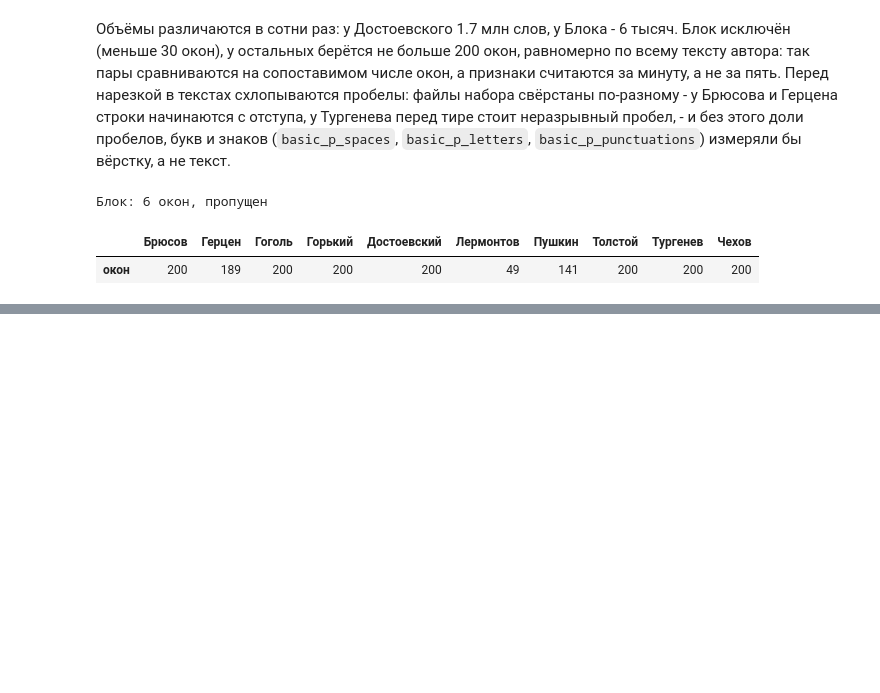
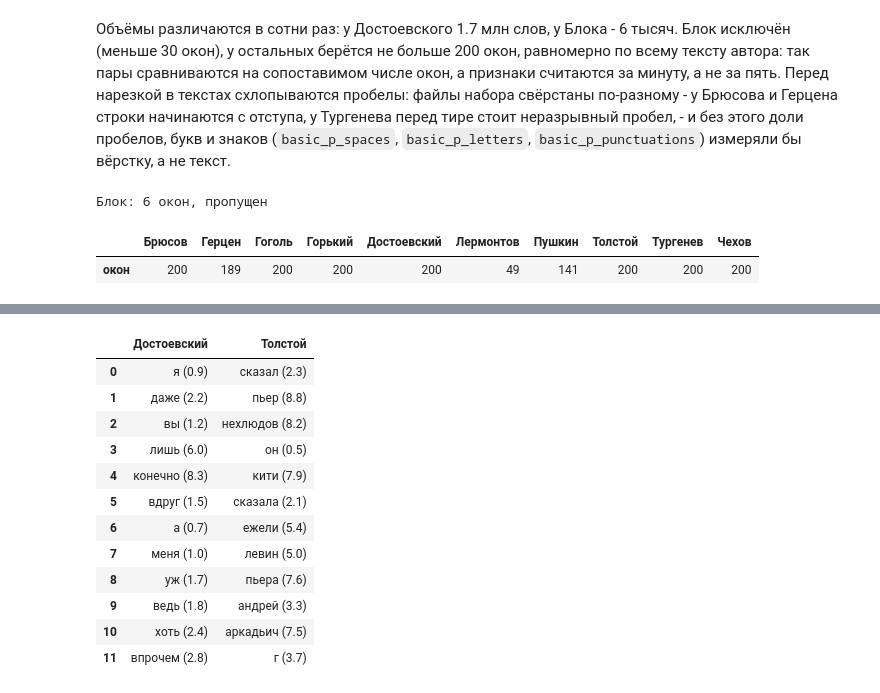
Before and after one commit to SergeyShk/ruTS, a Jupyter notebook: examples/03_prose_authors.ipynb, the cells around one changed output, grey strips where cells are left out. Saved outputs shown, nothing was run; the diff lists cells and outputs as text; code cells hidden in the pictures; blank space fills up the shorter version.

```diff
--- a/examples/03_prose_authors.ipynb
+++ b/examples/03_prose_authors.ipynb
@@ -220,0 +213,33 @@ summary.head(12).round(2)
+# %%
+from ruts import WordsExtractor
+from ruts.corpus import keyness
+
+extractor = WordsExtractor(lowercase=True, filter_nums=True)
+tolstoy_words = extractor.extract("\n".join(windows["Толстой"]))
+dostoevsky_words = extractor.extract("\n".join(windows["Достоевский"]))
+pd.DataFrame(
+    {
+        "Достоевский": [
+            f"{key.word} ({key.log_ratio:.1f})"
+            for key in keyness(dostoevsky_words, tolstoy_words, top_n=12, min_freq=20)
+        ],
+        "Толстой": [
+            f"{key.word} ({key.log_ratio:.1f})"
+            for key in keyness(tolstoy_words, dostoevsky_words, top_n=12, min_freq=20)
+        ],
+    }
+)
+# %% [output]
+|  | Достоевский | Толстой |
+| 0 | я (0.9) | сказал (2.3) |
+| 1 | даже (2.2) | пьер (8.8) |
+| 2 | вы (1.2) | нехлюдов (8.2) |
+| 3 | лишь (6.0) | он (0.5) |
+| 4 | конечно (8.3) | кити (7.9) |
+| 5 | вдруг (1.5) | сказала (2.1) |
+| 6 | а (0.7) | ежели (5.4) |
+| 7 | меня (1.0) | левин (5.0) |
+| 8 | уж (1.7) | пьера (7.6) |
+| 9 | ведь (1.8) | андрей (3.3) |
+| 10 | хоть (2.4) | аркадьич (7.5) |
+| 11 | впрочем (2.8) | г (3.7) |
```
Also changed, not shown: parts of 27 cells of this notebook, 2 other files.
